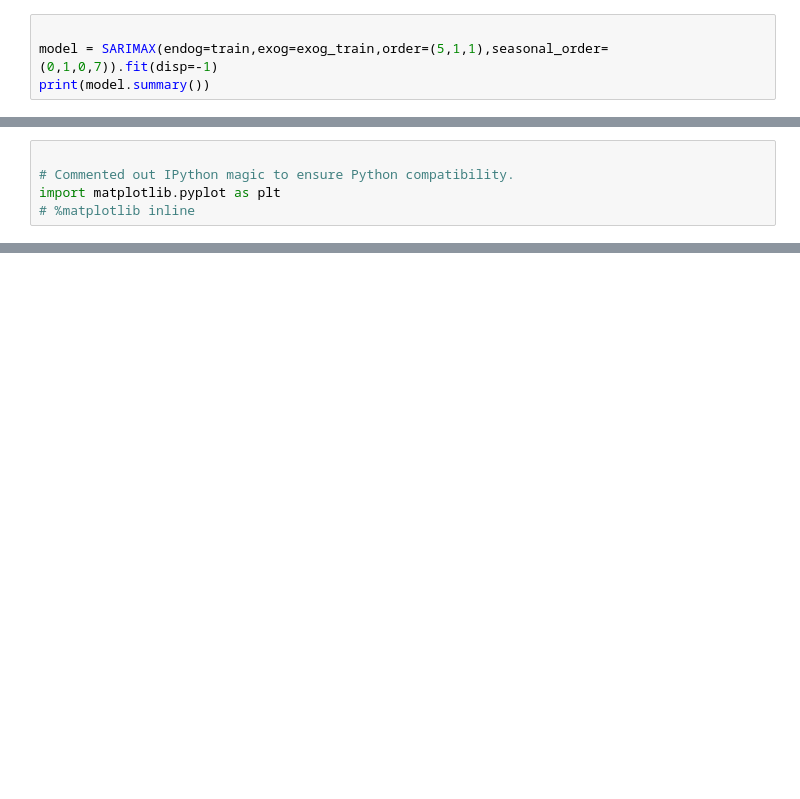
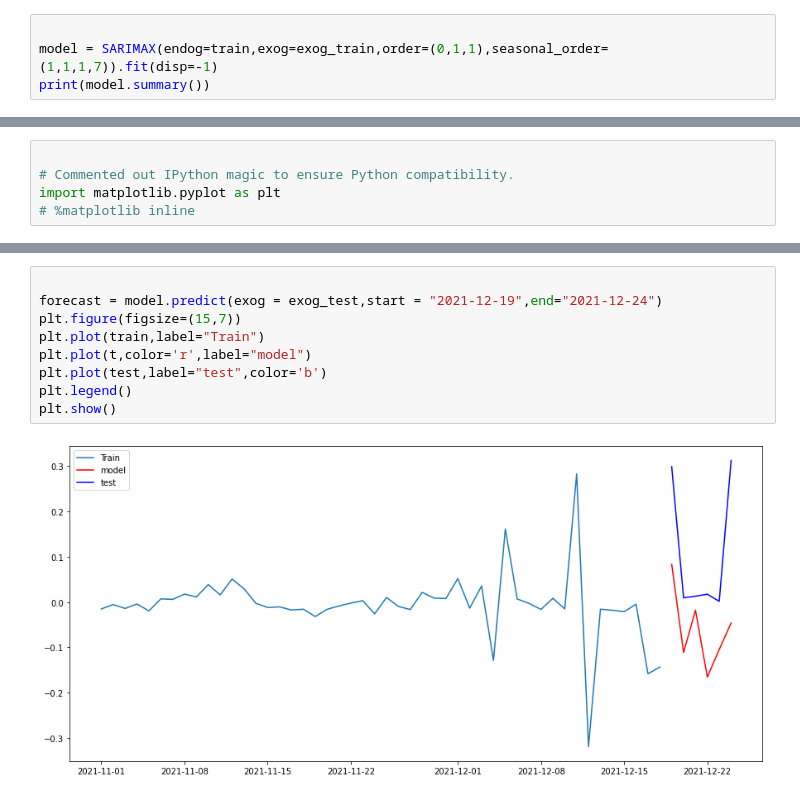
Before and after one commit to D-Aditya-Amarnath/Covid-19, a Jupyter notebook: sarima/covid-19-sarima.ipynb, the cells around one changed output, grey strips where cells are left out. Saved outputs shown, nothing was run; the diff lists cells and outputs as text; blank space fills up the shorter version.

```diff
--- a/sarima/covid-19-sarima.ipynb
+++ b/sarima/covid-19-sarima.ipynb
@@ -1091,6 +1144,6 @@ Please use `tqdm.notebook.tqdm` instead of `tqdm.tqdm_notebook`
 # %%
 
-model = SARIMAX(endog=train,exog=exog_train,order=(5,1,1),seasonal_order=(0,1,0,7)).fit(disp=-1)
+model = SARIMAX(endog=train,exog=exog_train,order=(0,1,1),seasonal_order=(1,1,1,7)).fit(disp=-1)
 print(model.summary())
 # %% [output]
                                      SARIMAX Results
@@ -1128,0 +1182,11 @@ plt.show()
+# %%
+
+forecast = model.predict(exog = exog_test,start = "2021-12-19",end="2021-12-24")
+plt.figure(figsize=(15,7))
+plt.plot(train,label="Train")
+plt.plot(t,color='r',label="model")
+plt.plot(test,label="test",color='b')
+plt.legend()
+plt.show()
+# %% [output]
+[figure, added]
```
Also changed, not shown: parts of 36 cells of this notebook.
